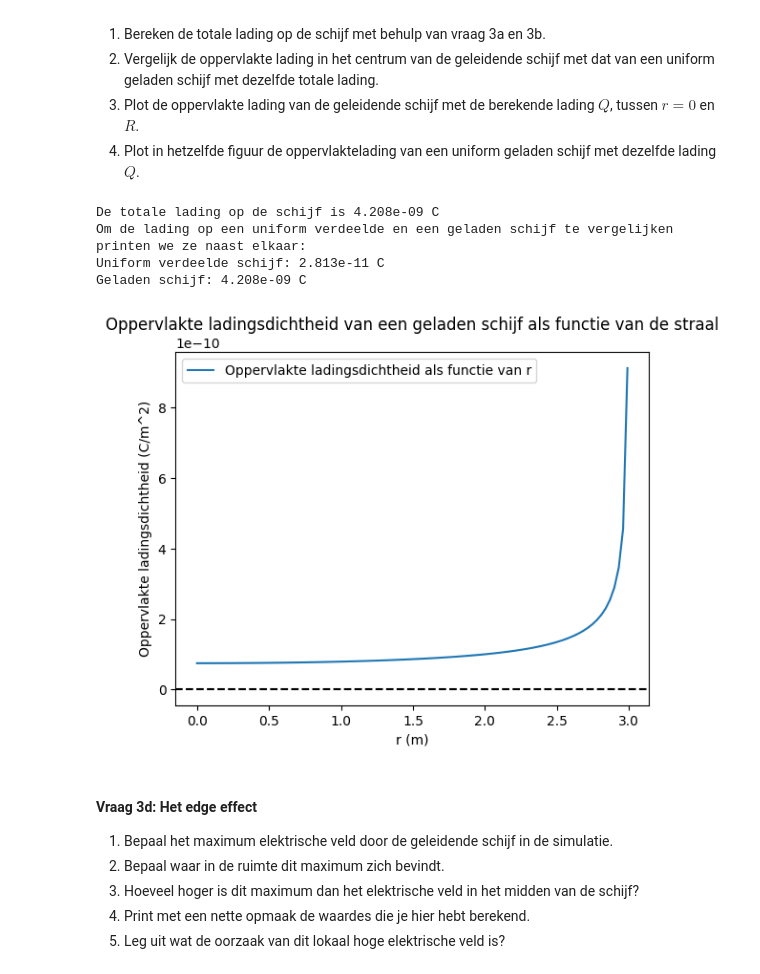
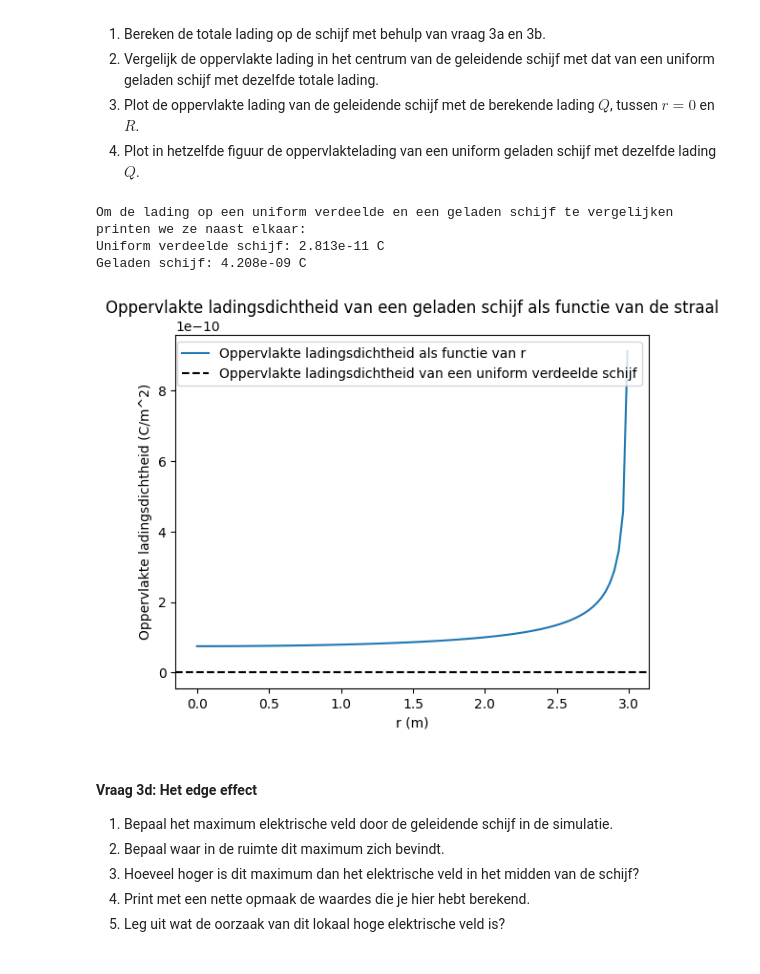
Before and after one commit to Peppertje/opdrachten-DEF-D-Pepper, a Jupyter notebook: DigitaleOntwerpopdrachten/1CondensatorOpdracht/CondensatorOntwerpopdracht.ipynb, the cells around one changed output. Cells and saved outputs as stored; diff of their text form; code cells hidden in the pictures.

```diff
--- a/DigitaleOntwerpopdrachten/1CondensatorOpdracht/CondensatorOntwerpopdracht.ipynb
+++ b/DigitaleOntwerpopdrachten/1CondensatorOpdracht/CondensatorOntwerpopdracht.ipynb
@@ -383,17 +391,16 @@ plot_results_disk(Ez, Er, normE, V, r, z, grid_step, disk_radius, z_pos_disk1, z
 idx_V_z0 =find_idx_nearest(z, 0)
 idx_V_z1 = find_idx_nearest(z, 1)
 idx_V_zmin1 = find_idx_nearest(z, -1)
-idx_E_z0 = idx_V_z0 -1
-idx_E_z1 = idx_V_z1 -1
-idx_E_zmin1 = idx_V_zmin1 -1
-idx_V_r0 = find_idx_nearest(r, 0) # de index die hoort bij r = 0
-idx_E_r0 = idx_V_r0
-r_V = r # de straalwaarden
-r_V_log = np.log(r[1:])  # de straalwaarden, maar zonder het eerste punt (r = 0) omdat dat oneindig is
-r_E = r[1:-1]  # de straalwaarden, maar zonder het eerste en laatste punt door berekeningen van E op de randen van het domein
-r_E_log = np.log(r[2:-1])  # de straalwaarden, maar zonder het eerste en laatste punt door berekeningen van E op de randen van het domein, voor logaritmische weergave
+idx_E_z0 = idx_V_z0 -1 #Hier is de index verschoven met -1 door de verkleining van de array die bij de berekening van E ontstaat.
+idx_E_z1 = idx_V_z1 -1 #Hier is de index verschoven met -1 door de verkleining van de array die bij de berekening van E ontstaat.
+idx_E_zmin1 = idx_V_zmin1 -1 #Hier is de index verschoven met -1 door de verkleining van de array die bij de berekening van E ontstaat.
+idx_r0 = find_idx_nearest(r, 0) # de index die hoort bij r = 0, deze is voor zowel V als E hetzelfde.
+r_V = r # de straalwaarden waarop V is berekend.
+r_V_log = np.log(r[1:])  # de straalwaarden, maar zonder het eerste punt (r = 0) omdat dat oneindig is bij een logaritme.
+r_E = r[1:-1]  # de straalwaarden, maar zonder het eerste en laatste punt door berekeningen van E, want de randen van het domein vallen weg bij de berekening van E.
+r_E_log = np.log(r[2:-1])  # De vorige minus de volgende waarde door het logaritme.
 z_V = z  # de z-waarden waarop V is berekend
-z_E = z[1:-1]  # de z-waarden waarop E is berekend, vanwege de centered finite-difference method
+z_E = z[1:-1]  # de z-waarden waarop E is berekend, nogmaals zonder de eerste en laatste waarde door de berekeningen van E.
 # %% [output]
 [figure]
 # %% [markdown]
@@ -429,9 +434,9 @@ De waarde van het elektrisch veld nabij het middden van de schijf is 4.202 V/m
 2. Zie code hieronder
 # %%
 #2
-E3b = normE[idx_E_z0 + 1, idx_E_r0]
-sigma_midden = E3b * 2 * epsilon0  # oppervlakte ladingsdichtheid (C/m^2) berekend uit het elektrisch veld net boven de schijf
-print(f"De oppervlakte ladingsdichtheid van de schijf is {sigma_midden:.3e} C/m^2")
+E3b2 = normE[idx_E_z0 + 1, idx_r0] # Dezelfde reden als hierboven, we willen het veld net boven de schijf hebben.
+sigma_enkel_geladen = E3b2 * 2 * epsilon0  # oppervlakte ladingsdichtheid (C/m^2) berekend vanuit de bovenste formule.
+print(f"De oppervlakte ladingsdichtheid van de schijf is {sigma_enkel_geladen:.3e} C/m^2")
 # %% [output]
 De oppervlakte ladingsdichtheid van de schijf is 7.441e-11 C/m^2
 # %% [markdown]
@@ -446,36 +451,32 @@ $$\sigma(r) = \frac{Q}{2 \pi R \sqrt{R^2 - r^2}}$$
 4. Plot in hetzelfde figuur de oppervlaktelading van een uniform geladen schijf met dezelfde lading $Q$.
 # %%
 #1
-Q_geladen = sigma_midden * 2 * np.pi * disk_radius**2  # totale lading op de schijf berekend uit de oppervlakte ladingsdichtheid in het midden van de schijf
-print(f"De totale lading op de schijf is {Q_geladen:.3e} C")
+Q_geladen = sigma_enkel_geladen * 2 * np.pi * disk_radius**2  # totale lading op de schijf berekend uit de oppervlakte ladingsdichtheid in het midden van de schijf, dat is wat we weten vanuit vraag 3a en 3b.
 
 #2
 print(f"Om de lading op een uniform verdeelde en een geladen schijf te vergelijken printen we ze naast elkaar: ")
 print(f"Uniform verdeelde schijf: {Q_uniform:.3e} C")
 print(f"Geladen schijf: {Q_geladen:.3e} C")
 
 #3
-def oppervlakte_ladingsdichtheid(r):
+def oppervlakte_ladingsdichtheid(r): # volgens de bovenste formule.
     return Q_geladen / (2 * np.pi * disk_radius * (disk_radius**2 - r**2)**0.5)
-r_waardes = np.linspace(0, disk_radius-0.01, 100)
+r_waardes = np.linspace(0, disk_radius-0.01, 100) # -0.01 om de plot niet te laten eindigen bij r = disk_radius, want daar is de oppervlakte ladingsdichtheid oneindig volgens de formule en is het niet visueel esthetisch.
+plt.plot(r_waardes, oppervlakte_ladingsdichtheid(r_waardes), label="Oppervlakte ladingsdichtheid als functie van r")
 
-plt.plot(r_waardes, oppervlakte_ladingsdichtheid(r_waardes), label="Oppervlakte ladingsdichtheid als functie van r")
+#4
+plt.axhline(y=sigma_uniform, color='k', linestyle='--', label="Oppervlakte ladingsdichtheid van een uniform verdeelde schijf") # De functie axhline geeft een horizontale lijn met een inputwaarde op de y-as.
+
 plt.xlabel("r (m)")
 plt.ylabel("Oppervlakte ladingsdichtheid (C/m^2)")
 plt.title("Oppervlakte ladingsdichtheid van een geladen schijf als functie van de straal")
 plt.legend()
-
-#4
-plt.axhline(y=sigma_uniform, color='k', linestyle='--', label="Oppervlakte ladingsdichtheid van een uniform verdeelde schijf")
-
-
 plt.show()
 # %% [output]
-De totale lading op de schijf is 4.208e-09 C
 Om de lading op een uniform verdeelde en een geladen schijf te vergelijken printen we ze naast elkaar:
 Uniform verdeelde schijf: 2.813e-11 C
 Geladen schijf: 4.208e-09 C
-[figure, old version]
+[figure, new version]
 # %% [markdown]
 #### Vraag 3d: Het edge effect
 
```
Also changed, not shown: parts of 19 cells of this notebook, 2 other files.
